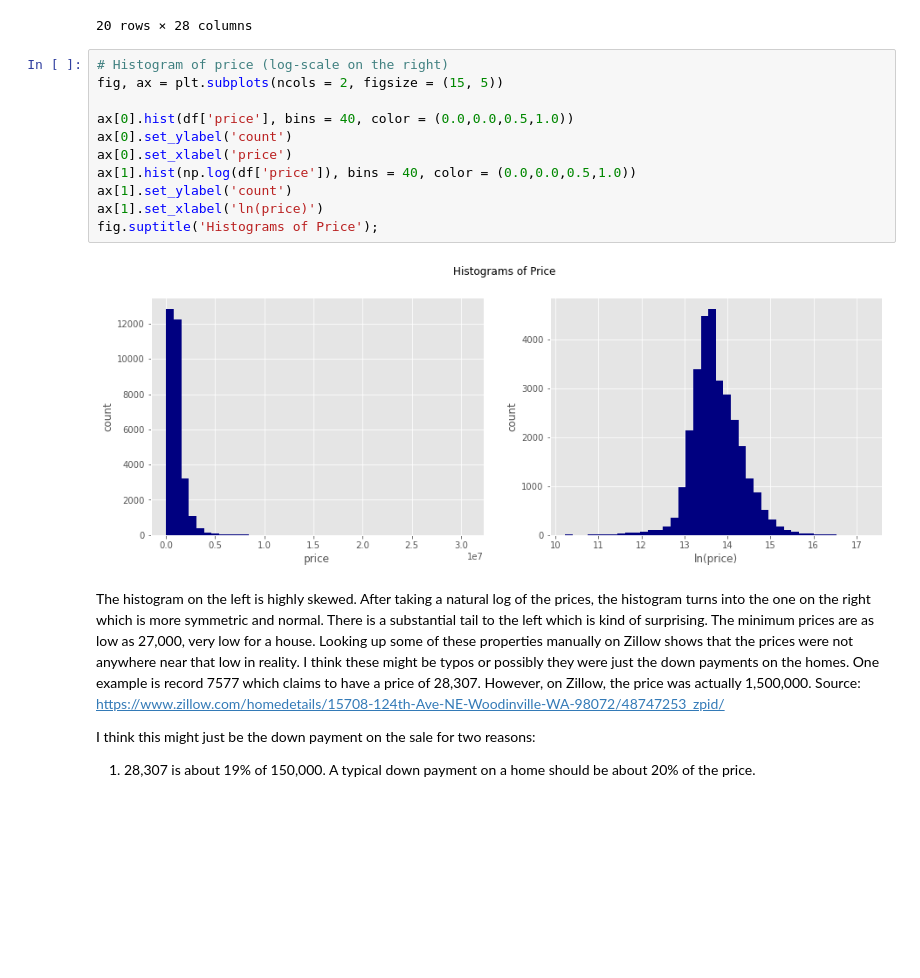
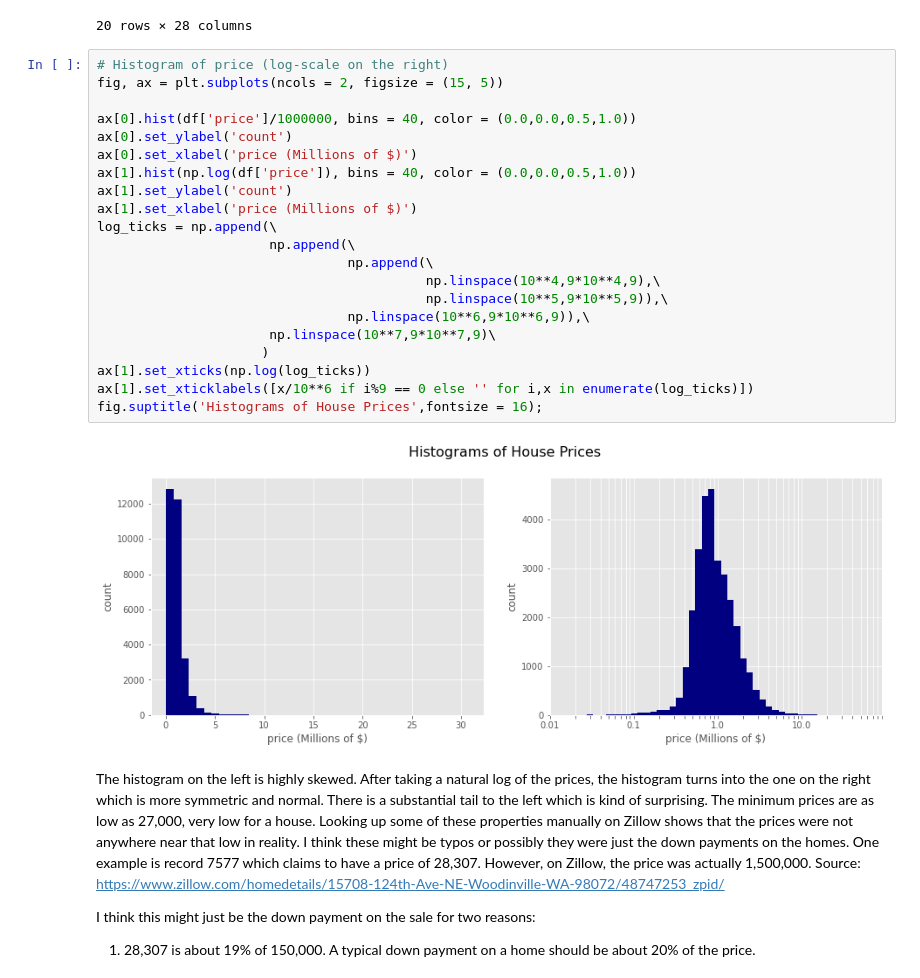
Before and after one commit to daviderics/KC-House-Sales-Phase-2-Project, a Jupyter notebook: student.ipynb, the cells around one changed output. Cells and saved outputs as stored; diff of their text form; blank space fills up the shorter version.

Commit message:
Made first couple visualizations for presentation

```diff
--- a/student.ipynb
+++ b/student.ipynb
@@ -379,16 +379,26 @@ df.sort_values(by = 'price', ascending = True)[0:20]
 # %%
 # Histogram of price (log-scale on the right)
 fig, ax = plt.subplots(ncols = 2, figsize = (15, 5))
 
-ax[0].hist(df['price'], bins = 40, color = (0.0,0.0,0.5,1.0))
+ax[0].hist(df['price']/1000000, bins = 40, color = (0.0,0.0,0.5,1.0))
 ax[0].set_ylabel('count')
-ax[0].set_xlabel('price')
+ax[0].set_xlabel('price (Millions of $)')
 ax[1].hist(np.log(df['price']), bins = 40, color = (0.0,0.0,0.5,1.0))
 ax[1].set_ylabel('count')
-ax[1].set_xlabel('ln(price)')
-fig.suptitle('Histograms of Price');
+ax[1].set_xlabel('price (Millions of $)')
+log_ticks = np.append(\
+                      np.append(\
+                                np.append(\
+                                          np.linspace(10**4,9*10**4,9),\
+                                          np.linspace(10**5,9*10**5,9)),\
+                                np.linspace(10**6,9*10**6,9)),\
+                      np.linspace(10**7,9*10**7,9)\
+                     )
+ax[1].set_xticks(np.log(log_ticks))
+ax[1].set_xticklabels([x/10**6 if i%9 == 0 else '' for i,x in enumerate(log_ticks)])
+fig.suptitle('Histograms of House Prices',fontsize = 16);
 # %% [output]
-[figure, old version]
+[figure, new version]
 # %% [markdown]
 The histogram on the left is highly skewed. After taking a natural log of the prices, the histogram turns into the one on the right which is more symmetric and normal. There is a substantial tail to the left which is kind of surprising. The minimum prices are as low as 27,000, very low for a house. Looking up some of these properties manually on Zillow shows that the prices were not anywhere near that low in reality. I think these might be typos or possibly they were just the down payments on the homes. One example is record 7577 which claims to have a price of 28,307. However, on Zillow, the price was actually 1,500,000. Source: https://www.zillow.com/homedetails/15708-124th-Ave-NE-Woodinville-WA-98072/48747253_zpid/
 
```
Also changed, not shown: parts of 15 cells of this notebook.
